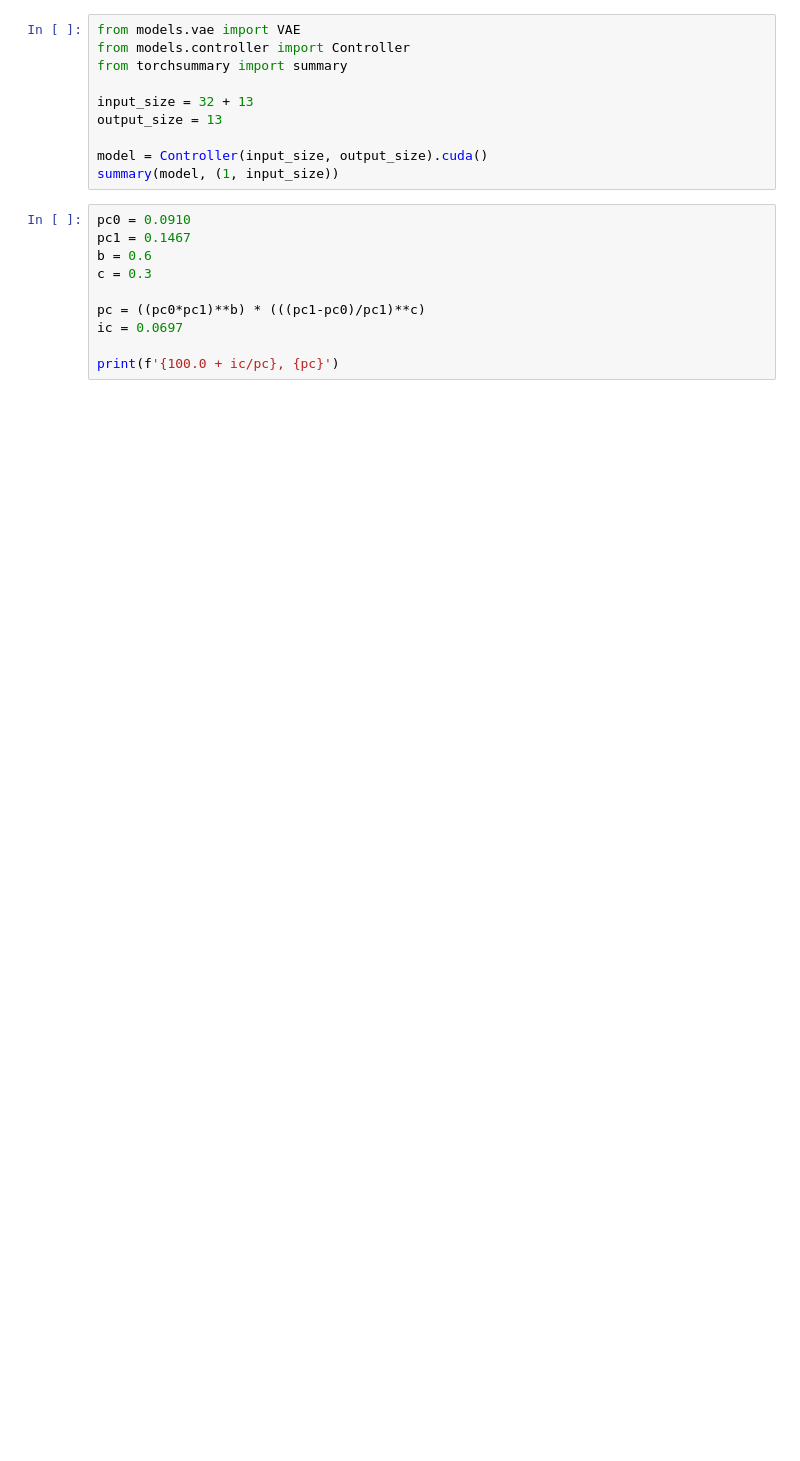
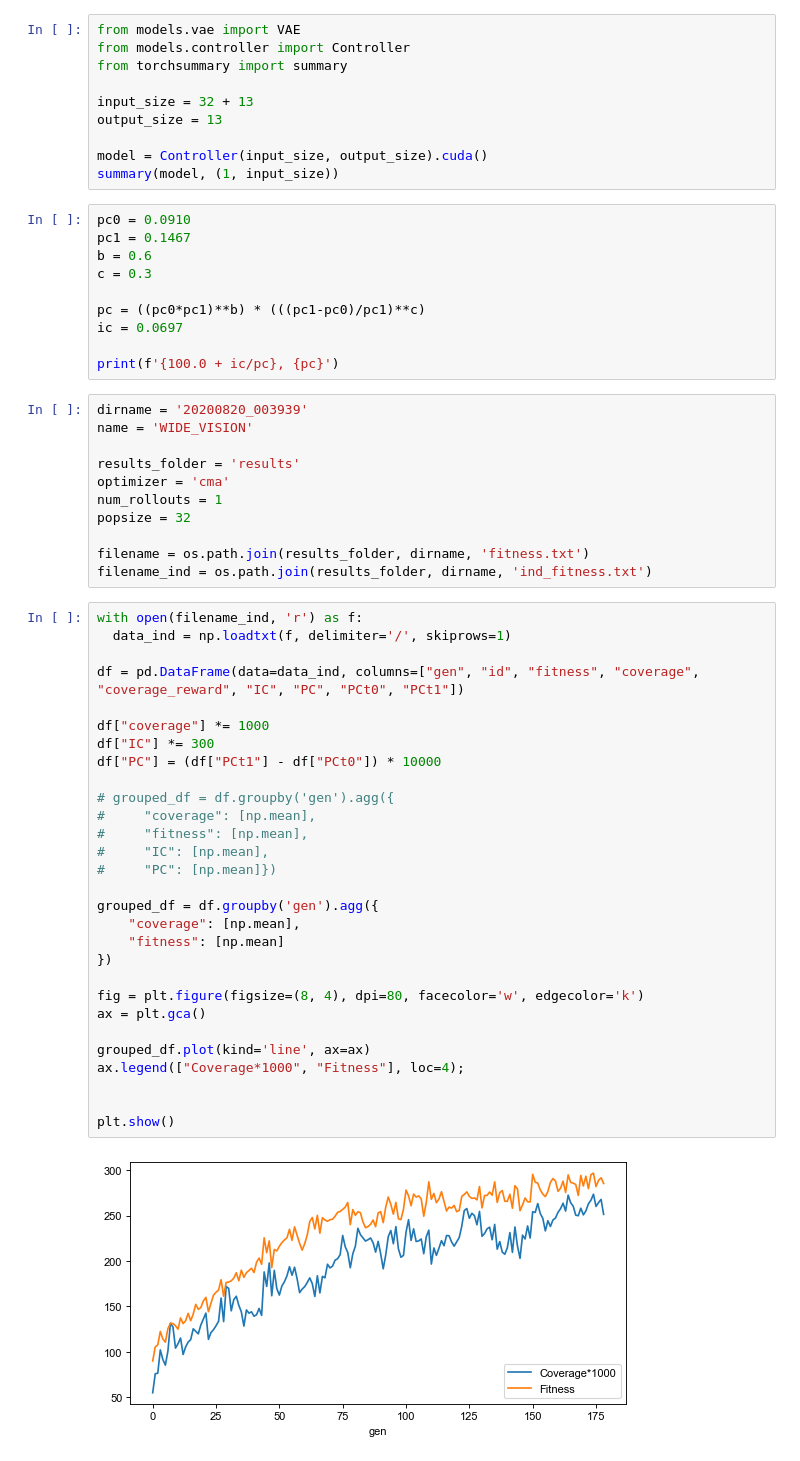
Before and after one commit to lshoek/creative-evo-controller, a Jupyter notebook: plot.ipynb, the cells around one changed output. Drawn from its saved outputs; the diff is of its cells as text; blank space fills up the shorter version.

```diff
--- a/plot.ipynb
+++ b/plot.ipynb
@@ -23,4 +26,46 @@ pc = ((pc0*pc1)**b) * (((pc1-pc0)/pc1)**c)
 ic = 0.0697
 
 print(f'{100.0 + ic/pc}, {pc}')
+# %%
+dirname = '20200820_003939'
+name = 'WIDE_VISION'
+
+results_folder = 'results'
+optimizer = 'cma'
+num_rollouts = 1
+popsize = 32
+
+filename = os.path.join(results_folder, dirname, 'fitness.txt')
+filename_ind = os.path.join(results_folder, dirname, 'ind_fitness.txt')
+# %%
+with open(filename_ind, 'r') as f:
+  data_ind = np.loadtxt(f, delimiter='/', skiprows=1)
+
+df = pd.DataFrame(data=data_ind, columns=["gen", "id", "fitness", "coverage", "coverage_reward", "IC", "PC", "PCt0", "PCt1"])
+
+df["coverage"] *= 1000
+df["IC"] *= 300
+df["PC"] = (df["PCt1"] - df["PCt0"]) * 10000
+
+# grouped_df = df.groupby('gen').agg({
+#     "coverage": [np.mean],
+#     "fitness": [np.mean],
+#     "IC": [np.mean],
+#     "PC": [np.mean]})
+
+grouped_df = df.groupby('gen').agg({
+    "coverage": [np.mean],
+    "fitness": [np.mean]
+})
+
+fig = plt.figure(figsize=(8, 4), dpi=80, facecolor='w', edgecolor='k')
+ax = plt.gca()
+
+grouped_df.plot(kind='line', ax=ax)
+ax.legend(["Coverage*1000", "Fitness"], loc=4);
+
+
+plt.show()
+# %% [output]
+[figure, added]
 # %%
```
Also changed, not shown: parts of 3 cells of this notebook, 1 other file.
